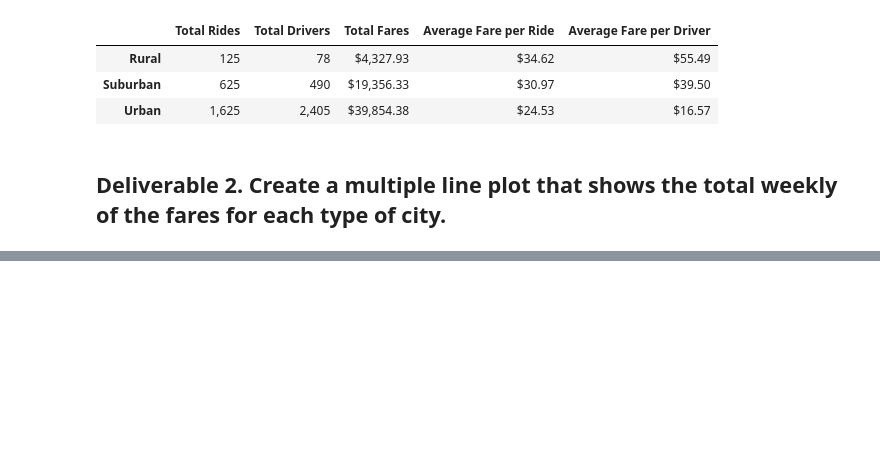
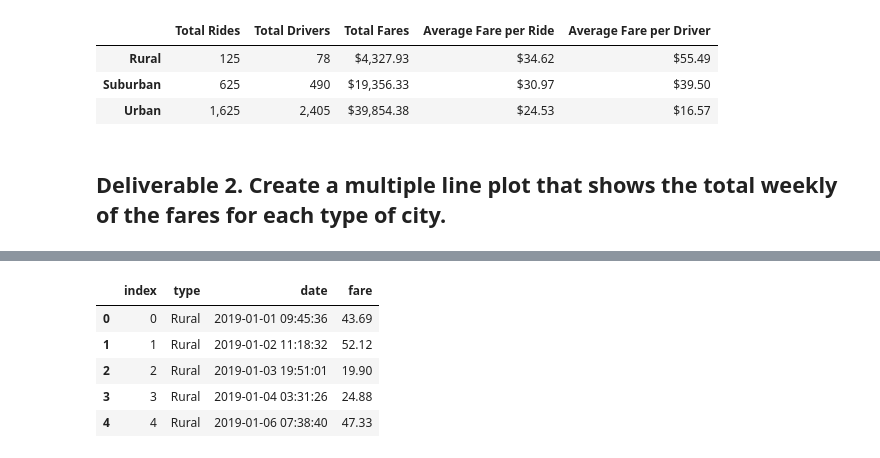
Before and after one commit to DanielaG0627/Pyber_Analysis, a Jupyter notebook: Analysis/PyBer_Challenge.ipynb, the cells around one changed output, grey strips where cells are left out. Drawn from its saved outputs; the diff is of its cells as text; code cells hidden in the pictures; blank space fills up the shorter version.

```diff
--- a/Analysis/PyBer_Challenge.ipynb
+++ b/Analysis/PyBer_Challenge.ipynb
@@ -122,3 +137,5 @@ pyber_summary_df
 # %%
-# 2. Using groupby() to create a new DataFrame showing the sum of the fares
+# 1. Using groupby() to create a new DataFrame showing the sum of the fares
 #  for each date where the indices are the city type and date.
+total_fares_bydate = pyber_data_df.groupby(["type","date"]).sum()["fare"]
+total_fares_bydate
@@ -125,4 +156,12 @@ pyber_summary_df
 # %%
-# 3. Reset the index on the DataFrame you created in #1. This is needed to use the 'pivot()' function.
-# df = df.reset_index()
+# 2. Reset the index on the DataFrame you created in #1. This is needed to use the 'pivot()' function.
+total_fares_bydate = total_fares_bydate.reset_index()
+total_fares_bydate.head()
+# %% [output]
+|  | index | type | date | fare |
+| 0 | 0 | Rural | 2019-01-01 09:45:36 | 43.69 |
+| 1 | 1 | Rural | 2019-01-02 11:18:32 | 52.12 |
+| 2 | 2 | Rural | 2019-01-03 19:51:01 | 19.90 |
+| 3 | 3 | Rural | 2019-01-04 03:31:26 | 24.88 |
+| 4 | 4 | Rural | 2019-01-06 07:38:40 | 47.33 |
 # %%
```
Also changed, not shown: parts of 8 cells of this notebook, 11 other files.
